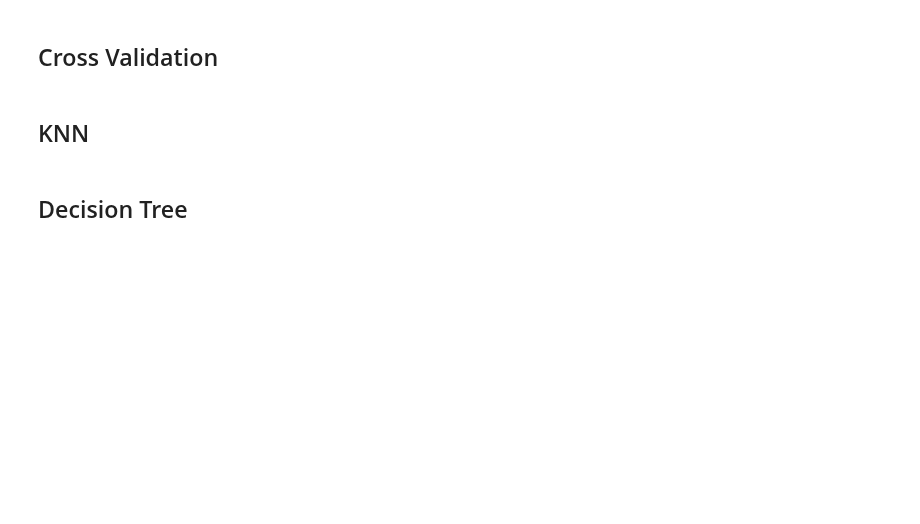
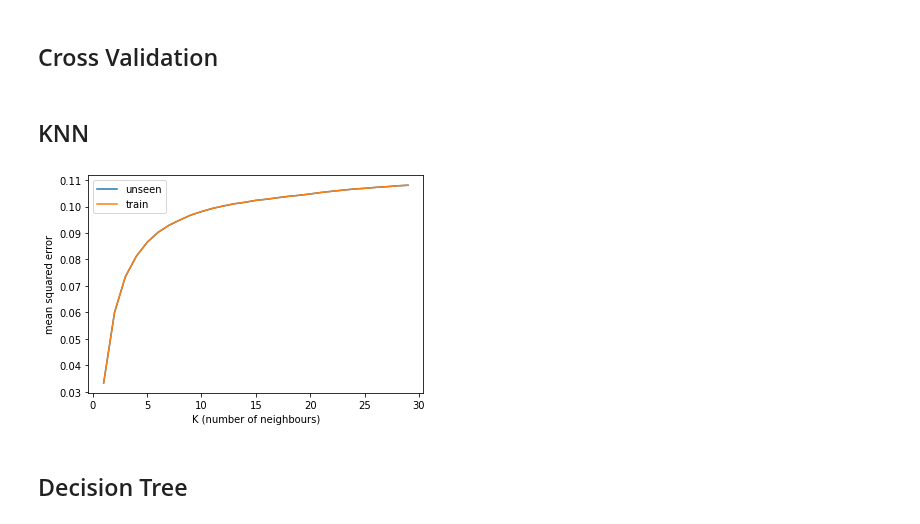
Before and after one commit to emmacona/COMP551-A1-KNN-and-Decision-tree-optimization, a Jupyter notebook: dataset-1.ipynb, the cells around one changed output. Drawn from its saved outputs; the diff is of its cells as text; code cells hidden in the pictures; blank space fills up the shorter version.

Commit message:
Plot the mean square error for different K values stored in K_list

```diff
--- a/dataset-1.ipynb
+++ b/dataset-1.ipynb
@@ -113,4 +134,34 @@ normalized_dataset_1 = pd.DataFrame(x_scaled, columns=names_1_encoded)
 # %% [markdown]
 ## KNN
+# %%
+(num_instances, num_features) = dataset1_train.shape
+
+#Data split
+n_test = num_instances // 5
+inds = np.random.permutation(num_instances)
+x_train = normalized_dataset_1.drop(['over-50K'], axis=1) # drop column about over or under-50K (salary)
+y_train = normalized_dataset_1['over-50K']
+x_test = normalized_dataset_1.drop(['over-50K'], axis=1) # drop column about over or under-50K (salary)
+y_test = normalized_dataset_1['over-50K']
+
+loss = lambda y, yh: np.mean((y-yh)**2)
+
+#Plot the mean square error for different K values stored in K_list
+K_list = range(1,30)
+err_train, err_test = [], []
+for i, K in enumerate(K_list):
+    model = neighbors.KNeighborsRegressor(n_neighbors=K)
+    model = model.fit(x_train, y_train)
+    err_test.append(loss(model.predict(x_test), y_test))
+    err_train.append(loss(model.predict(x_train), y_train))
+
+plt.plot(K_list, err_test, '-', label='unseen')
+plt.plot(K_list, err_train, '-', label='train')
+plt.legend()
+plt.xlabel('K (number of neighbours)')
+plt.ylabel('mean squared error')
+plt.show()
+# %% [output]
+[figure, added]
 # %% [markdown]
 ## Decision Tree
```
Also changed, not shown: parts of 3 cells of this notebook.
